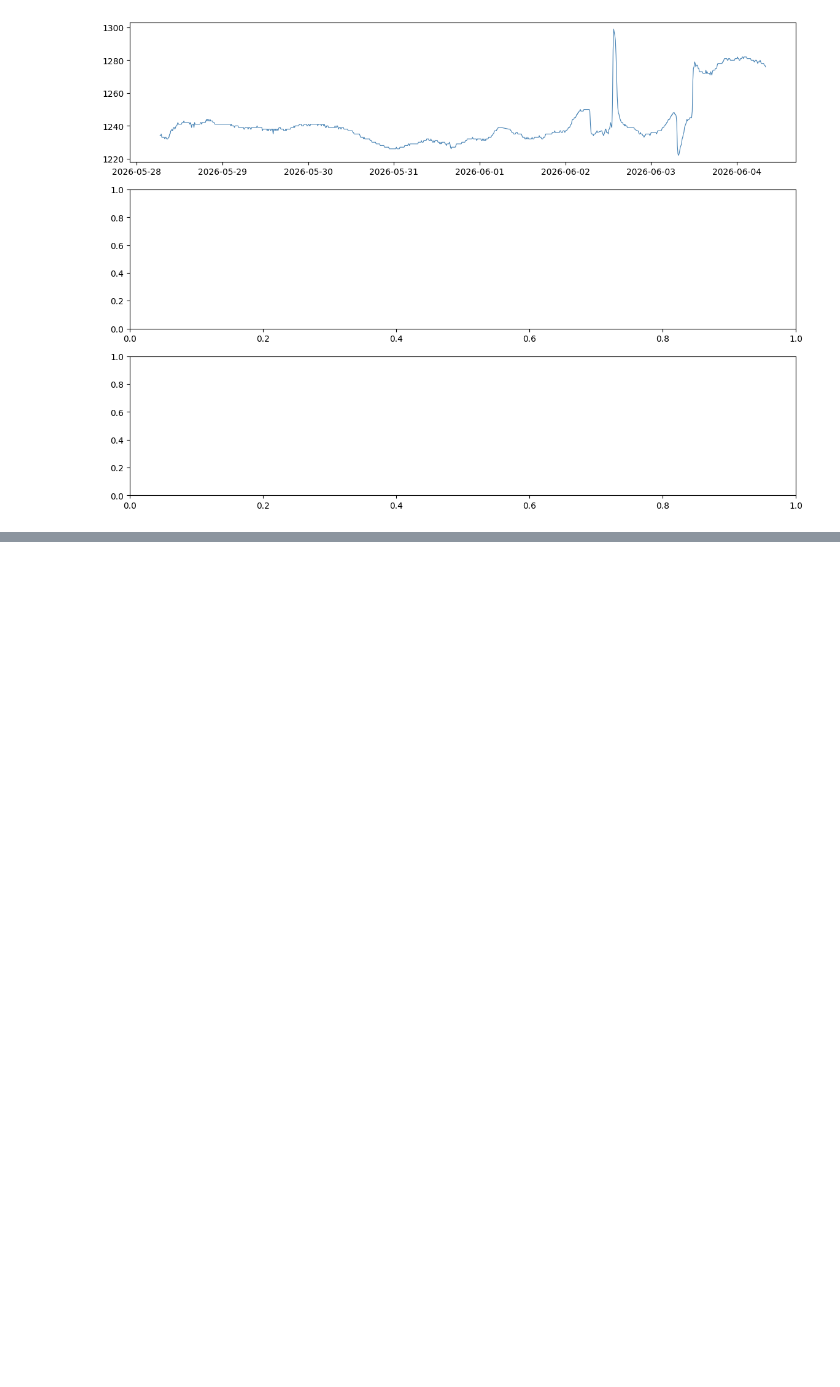
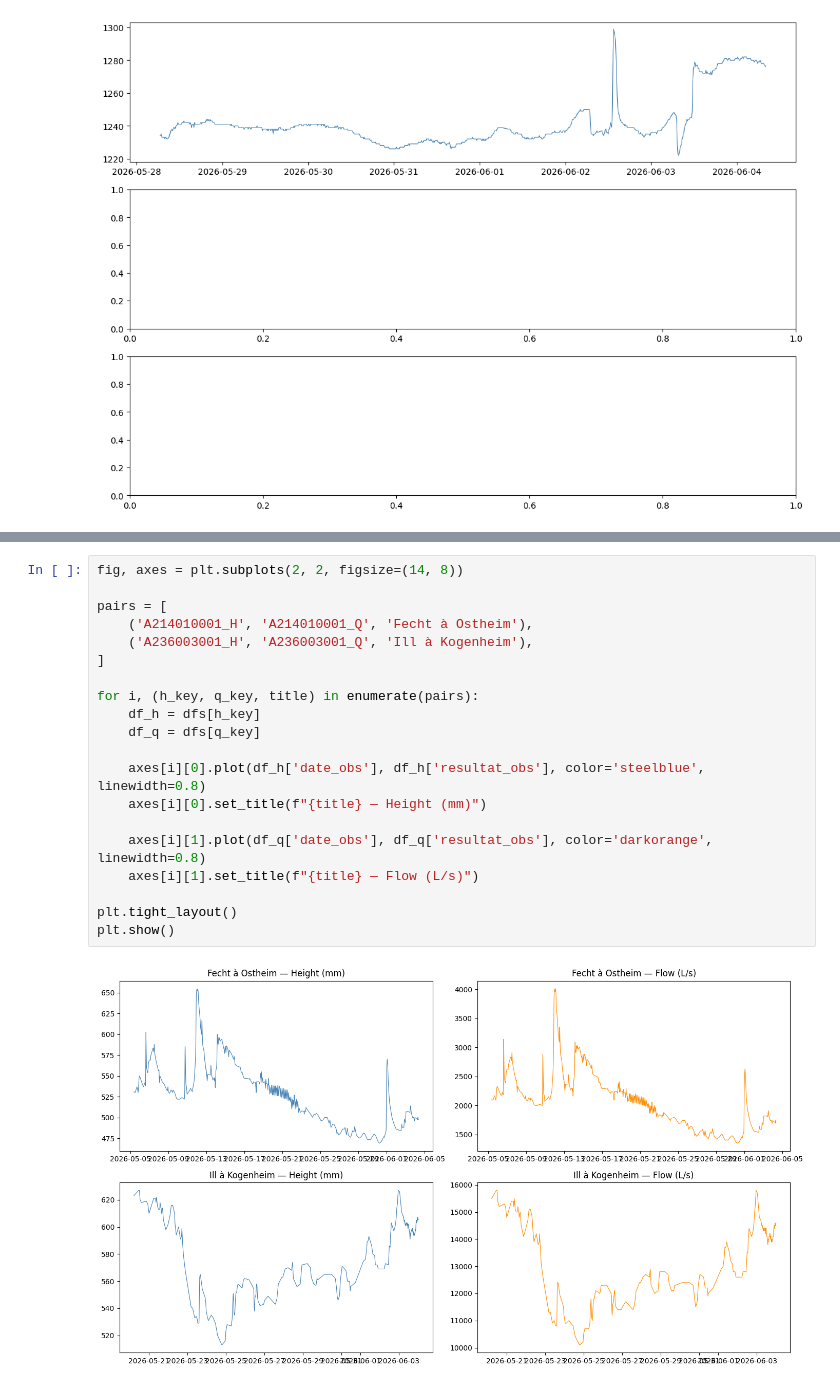
Before and after one commit to FatimatouBah/nowcast-flood-risk, a Jupyter notebook: src/fb/fb_01_eda.ipynb, the cells around one changed output, grey strips where cells are left out. Drawn from its saved outputs; the diff is of its cells as text; blank space fills up the shorter version.

```diff
--- a/src/fb/fb_01_eda.ipynb
+++ b/src/fb/fb_01_eda.ipynb
@@ -236,0 +265,22 @@ AttributeError: 'Axes' object has no attribute 'set_tit'
+# %%
+fig, axes = plt.subplots(2, 2, figsize=(14, 8))
+
+pairs = [
+    ('A214010001_H', 'A214010001_Q', 'Fecht à Ostheim'),
+    ('A236003001_H', 'A236003001_Q', 'Ill à Kogenheim'),
+]
+
+for i, (h_key, q_key, title) in enumerate(pairs):
+    df_h = dfs[h_key]
+    df_q = dfs[q_key]
+
+    axes[i][0].plot(df_h['date_obs'], df_h['resultat_obs'], color='steelblue', linewidth=0.8)
+    axes[i][0].set_title(f"{title} — Height (mm)")
+
+    axes[i][1].plot(df_q['date_obs'], df_q['resultat_obs'], color='darkorange', linewidth=0.8)
+    axes[i][1].set_title(f"{title} — Flow (L/s)")
+
+plt.tight_layout()
+plt.show()
+# %% [output]
+[figure, added]
```
Also changed, not shown: parts of 3 cells of this notebook, 1 other file.
